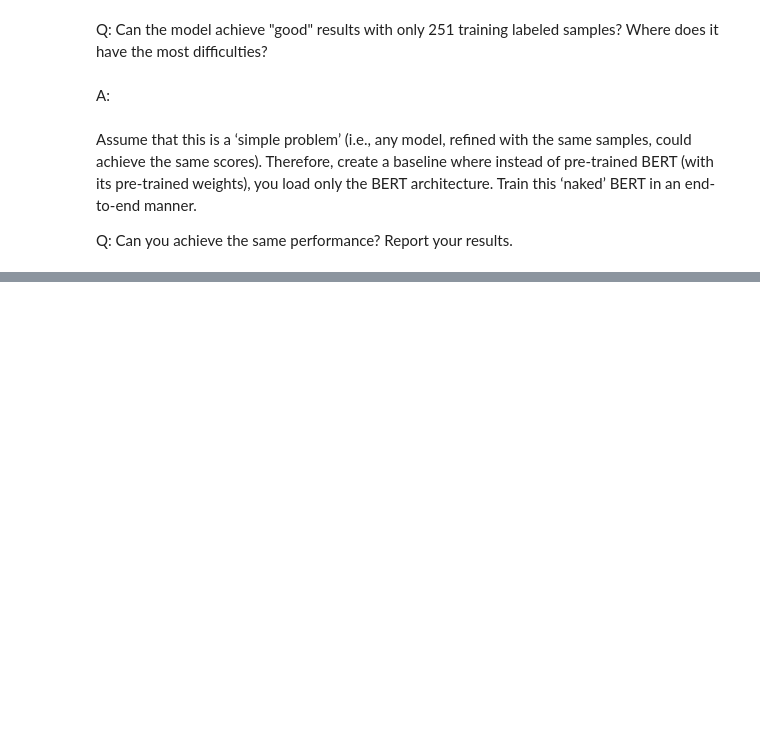
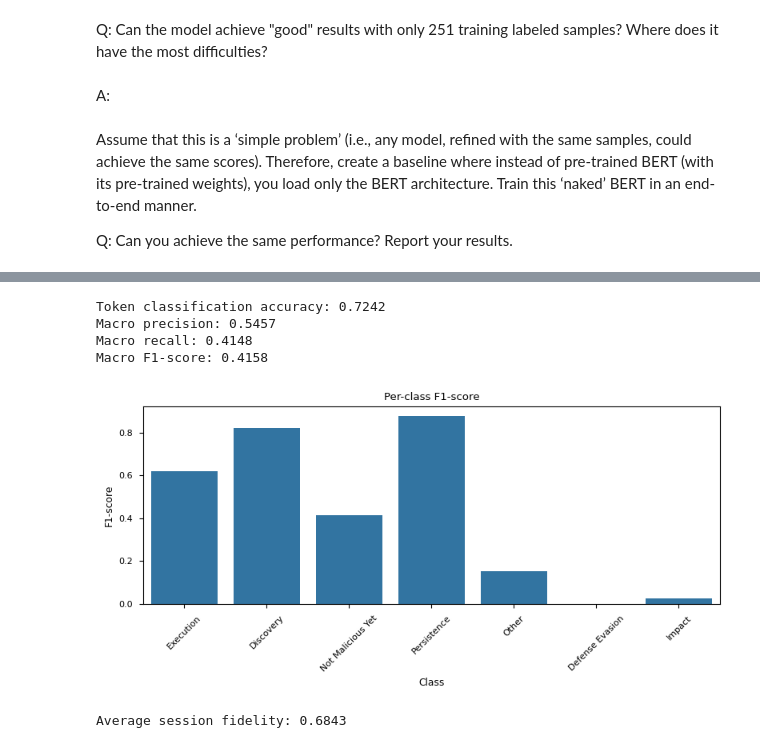
Before and after one commit to RenatoMignone/attack-tactic-recognition-nlp, a Jupyter notebook: lab/notebooks/Task3.ipynb, the cells around one changed output, grey strips where cells are left out. Cells and saved outputs as stored; diff of their text form; code cells hidden in the pictures; blank space fills up the shorter version.

```diff
--- a/lab/notebooks/Task3.ipynb
+++ b/lab/notebooks/Task3.ipynb
@@ -641,0 +805,17 @@ KeyboardInterrupt:
+# %%
+full_predictions_NK, full_labels_NK, test_metrics_NK = evaluate_model(naked_model ,best_model_NK)
+# %%
+print_classification_report(full_labels_NK, full_predictions_NK)
+# %% [output]
+Token classification accuracy: 0.7242
+Macro precision: 0.5457
+Macro recall: 0.4148
+Macro F1-score: 0.4158
+[figure, added]
+# %%
+# Compute fidelity for each session in the test set
+fidelities = [session_fidelity(y_true, y_pred) for y_true, y_pred in zip(full_labels_NK, full_predictions_NK)]
+average_fidelity = np.mean(fidelities)
+print(f"Average session fidelity: {average_fidelity:.4f}")
+# %% [output]
+Average session fidelity: 0.6843
```
Also changed, not shown: parts of 37 cells of this notebook.
